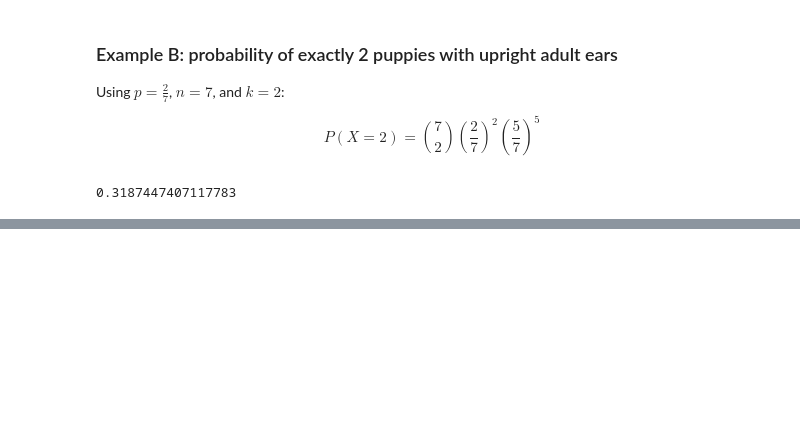
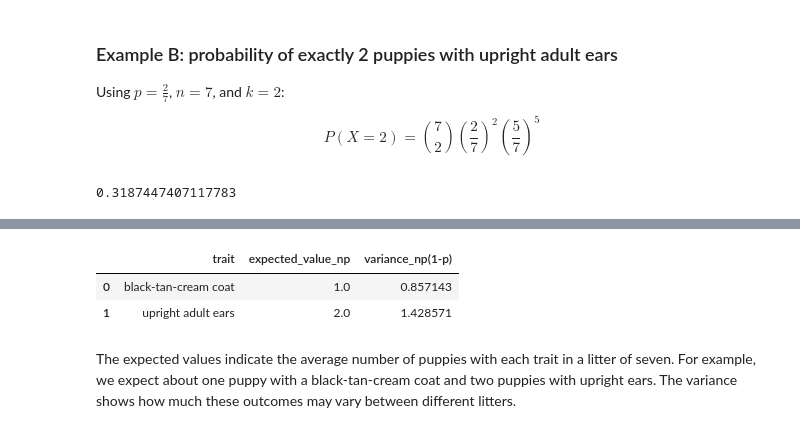
Before and after one commit to Vkp26/Phenotype_traits, a Jupyter notebook: Mydog_phenotype_traits.ipynb, the cells around one changed output, grey strips where cells are left out. Saved outputs shown, nothing was run; the diff lists cells and outputs as text; code cells hidden in the pictures; blank space fills up the shorter version.

Commit message:
Add files via upload
expected value and variance analysis for trait distribution.

```diff
--- a/Mydog_phenotype_traits.ipynb
+++ b/Mydog_phenotype_traits.ipynb
@@ -317,0 +330,21 @@ prob_exactly_2_upright
+# %%
+n = 7
+p = 1/7
+expected_cream = n * p
+variance_cream = n * p * (1-p)
+
+p2 = 2/7
+expected_upright = n * p2
+variance_upright = n * p2 * (1-p2)
+
+pd.DataFrame({
+    "trait": ["black-tan-cream coat", "upright adult ears"],
+    "expected_value_np": [expected_cream, expected_upright],
+    "variance_np(1-p)": [variance_cream, variance_upright]
+})
+# %% [output]
+|  | trait | expected_value_np | variance_np(1-p) |
+| 0 | black-tan-cream coat | 1.0 | 0.857143 |
+| 1 | upright adult ears | 2.0 | 1.428571 |
+# %% [markdown]
+The expected values indicate the average number of puppies with each trait in a litter of seven. For example, we expect about one puppy with a black-tan-cream coat and two puppies with upright ears. The variance shows how much these outcomes may vary between different litters.
```
Also changed, not shown: parts of 1 cell of this notebook.
